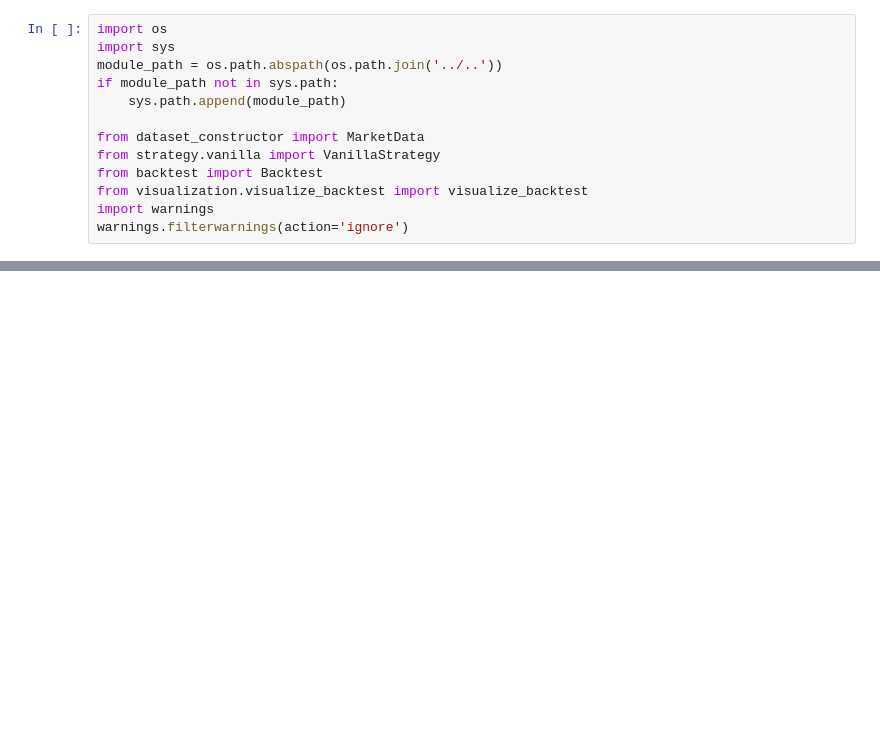
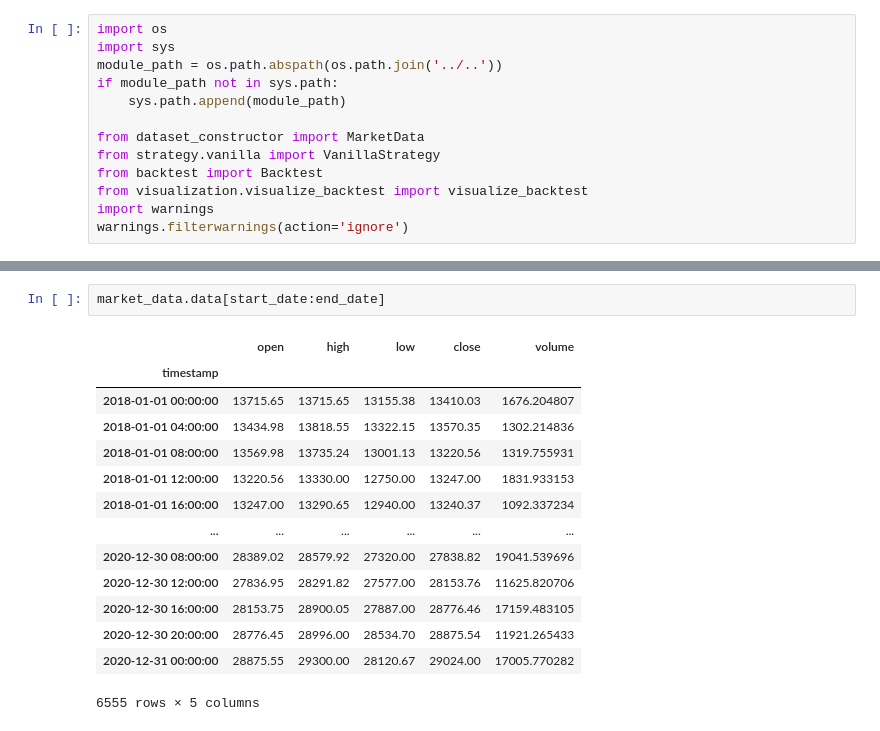
Before and after one commit to JHJang-Stats/Quant, a Jupyter notebook: strategy_result/vanilla/vanilla_strategy.ipynb, the cells around one changed output, grey strips where cells are left out. Cells and saved outputs as stored; diff of their text form; blank space fills up the shorter version.

```diff
--- a/strategy_result/vanilla/vanilla_strategy.ipynb
+++ b/strategy_result/vanilla/vanilla_strategy.ipynb
@@ -36,0 +54,17 @@ max_drawdown: -0.8118
+# %%
+market_data.data[start_date:end_date]
+# %% [output]
+|  | open | high | low | close | volume |
+| timestamp |  |  |  |  |  |
+| 2018-01-01 00:00:00 | 13715.65 | 13715.65 | 13155.38 | 13410.03 | 1676.204807 |
+| 2018-01-01 04:00:00 | 13434.98 | 13818.55 | 13322.15 | 13570.35 | 1302.214836 |
+| 2018-01-01 08:00:00 | 13569.98 | 13735.24 | 13001.13 | 13220.56 | 1319.755931 |
+| 2018-01-01 12:00:00 | 13220.56 | 13330.00 | 12750.00 | 13247.00 | 1831.933153 |
+| 2018-01-01 16:00:00 | 13247.00 | 13290.65 | 12940.00 | 13240.37 | 1092.337234 |
+| ... | ... | ... | ... | ... | ... |
+| 2020-12-30 08:00:00 | 28389.02 | 28579.92 | 27320.00 | 27838.82 | 19041.539696 |
+| 2020-12-30 12:00:00 | 27836.95 | 28291.82 | 27577.00 | 28153.76 | 11625.820706 |
+| 2020-12-30 16:00:00 | 28153.75 | 28900.05 | 27887.00 | 28776.46 | 17159.483105 |
+| 2020-12-30 20:00:00 | 28776.45 | 28996.00 | 28534.70 | 28875.54 | 11921.265433 |
+| 2020-12-31 00:00:00 | 28875.55 | 29300.00 | 28120.67 | 29024.00 | 17005.770282 |
+6555 rows × 5 columns
```
Also changed, not shown: parts of 3 cells of this notebook, 25 other files.
